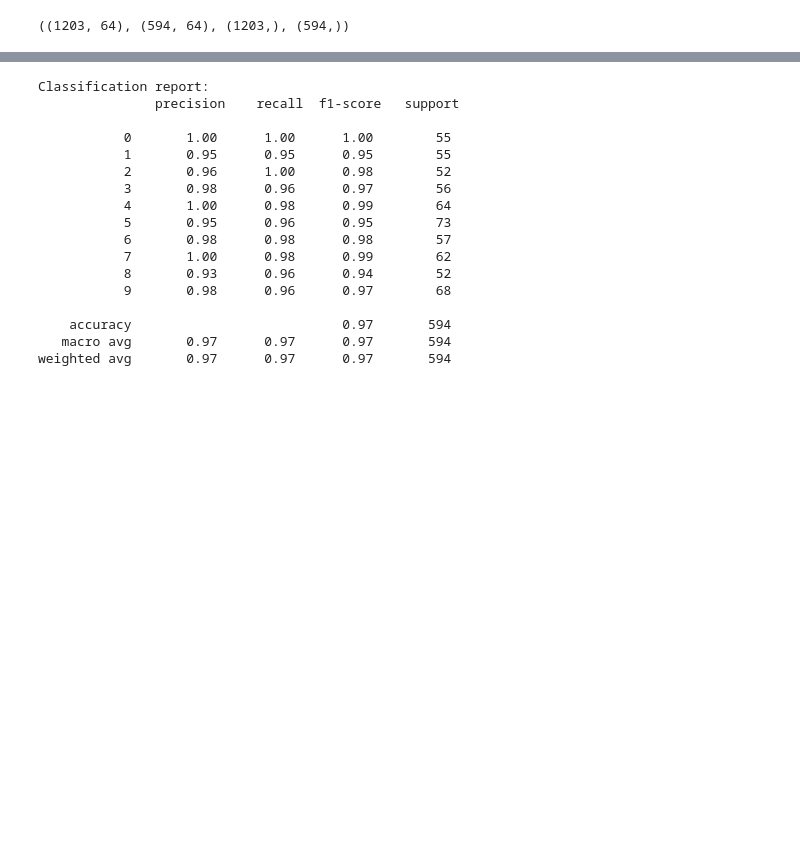
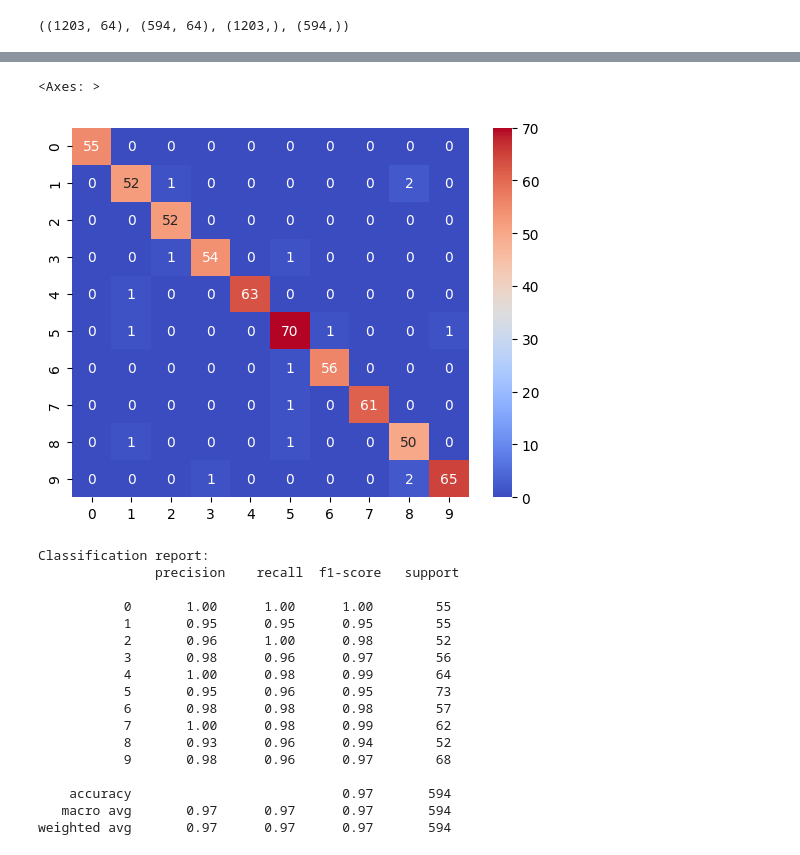
Before and after one commit to alberba/ia_2023, a Jupyter notebook: practica2/practica2.ipynb, the cells around one changed output, grey strips where cells are left out. Saved outputs shown, nothing was run; the diff lists cells and outputs as text; code cells hidden in the pictures; blank space fills up the shorter version.

```diff
--- a/practica2/practica2.ipynb
+++ b/practica2/practica2.ipynb
@@ -8,8 +8,9 @@ from sklearn.metrics import (accuracy_score, precision_score, recall_score, f1_s
                              classification_report)
 
 import numpy as np
+import seaborn as sns
 
-digits = load_digits()
+digits = load_digits(as_frame=True)
 # %%
 X_train, x_test, Y_train, y_test = train_test_split(digits.data, digits.target, test_size=0.33, random_state=42)
 # %% [markdown]
@@ -29,3 +43,8 @@ y_pred = model.predict(x_test)
+# %%
+sns.heatmap(confusion_matrix(y_test, y_pred), annot=True, cmap="coolwarm")
+# %% [output]
+<Axes: >
+[figure, added]
 # %%
 print("Classification report: \n", classification_report(y_test, y_pred))
 # %% [output]
```
Also changed, not shown: parts of 18 cells of this notebook, 1 other file.
